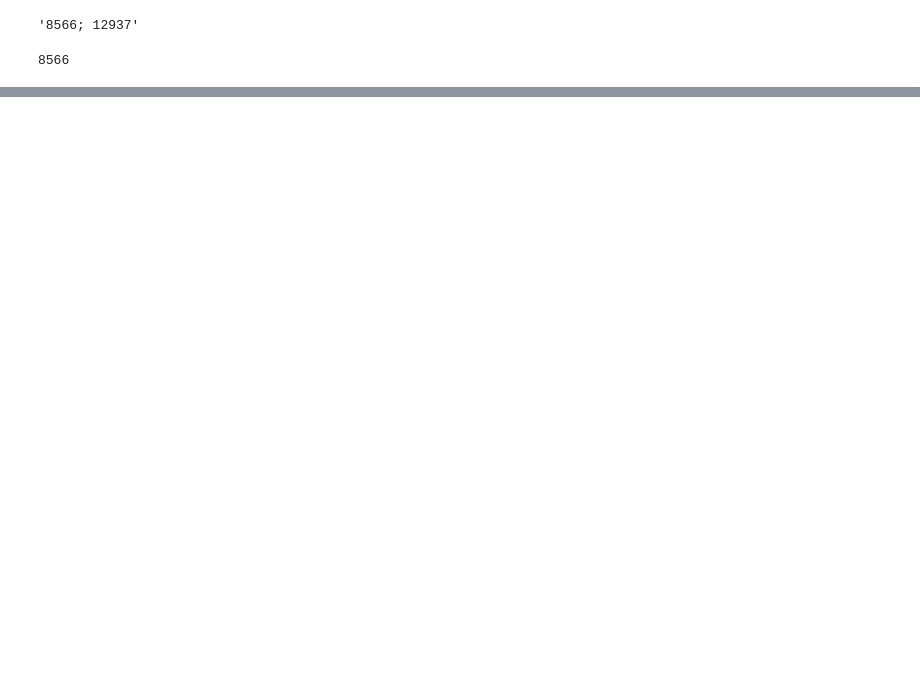
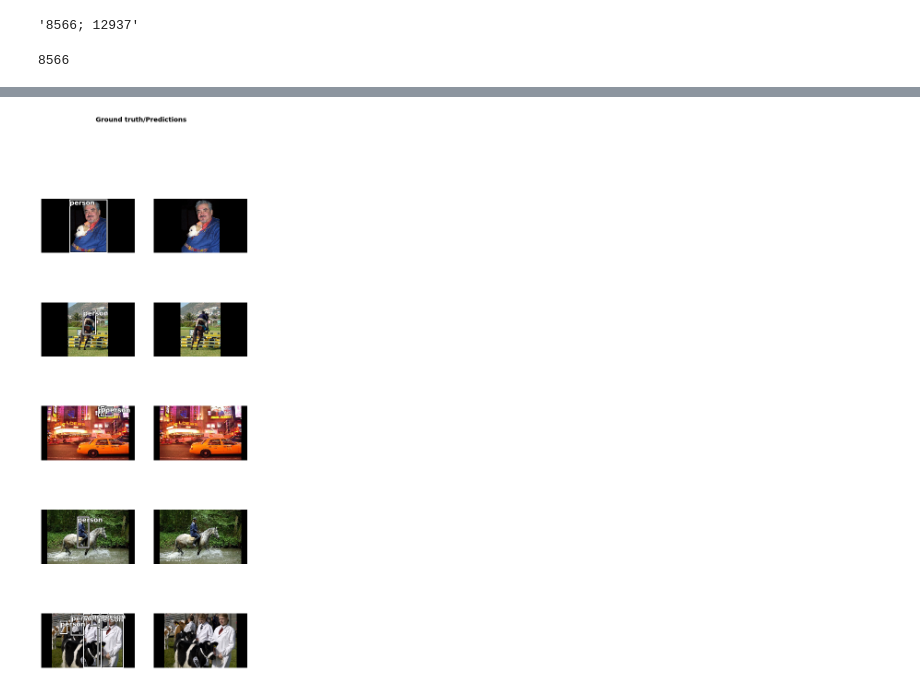
Before and after one commit to Mersive-Technologies/yolov3, a Jupyter notebook: fastai.ipynb, the cells around one changed output, grey strips where cells are left out. Saved outputs shown, nothing was run; the diff lists cells and outputs as text; code cells hidden in the pictures; blank space fills up the shorter version.

```diff
--- a/fastai.ipynb
+++ b/fastai.ipynb
@@ -91,0 +79,4 @@ Model Summary: 37 layers, 8.66988e+06 parameters, 8.66988e+06 gradients
+# %%
+learner.show_results()
+# %% [output]
+[figure, added]
```
Also changed, not shown: parts of 8 cells of this notebook, 1 other file.
